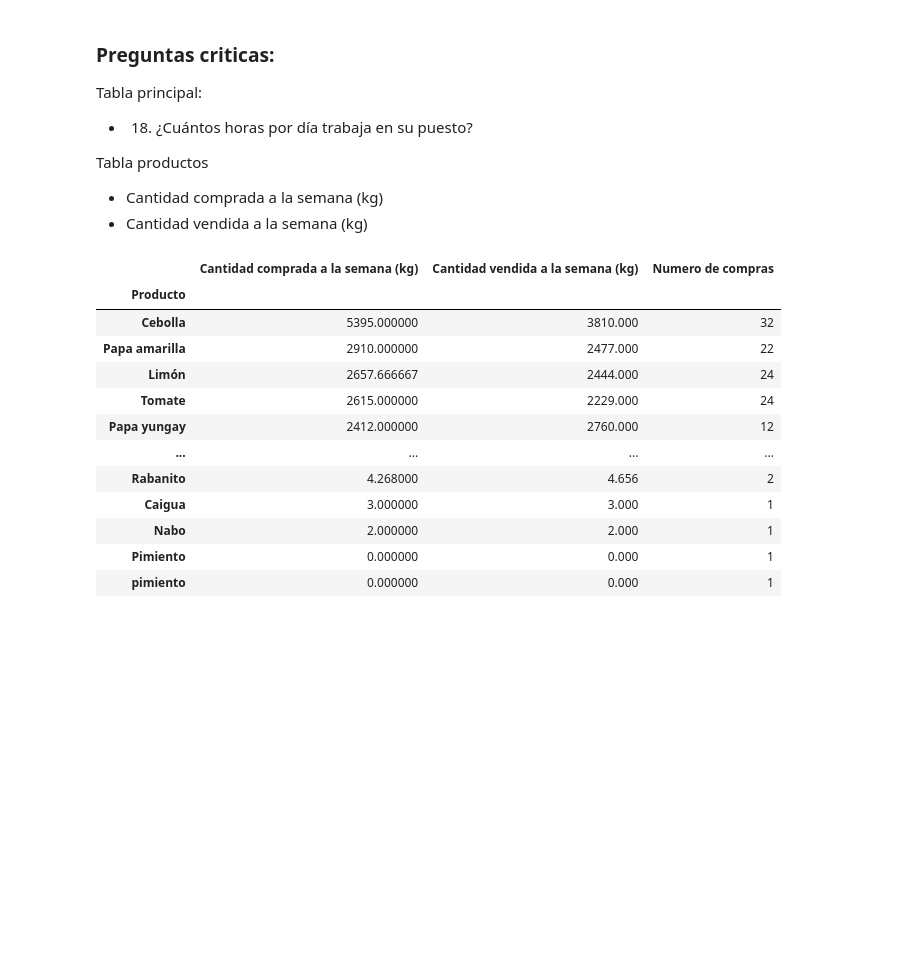
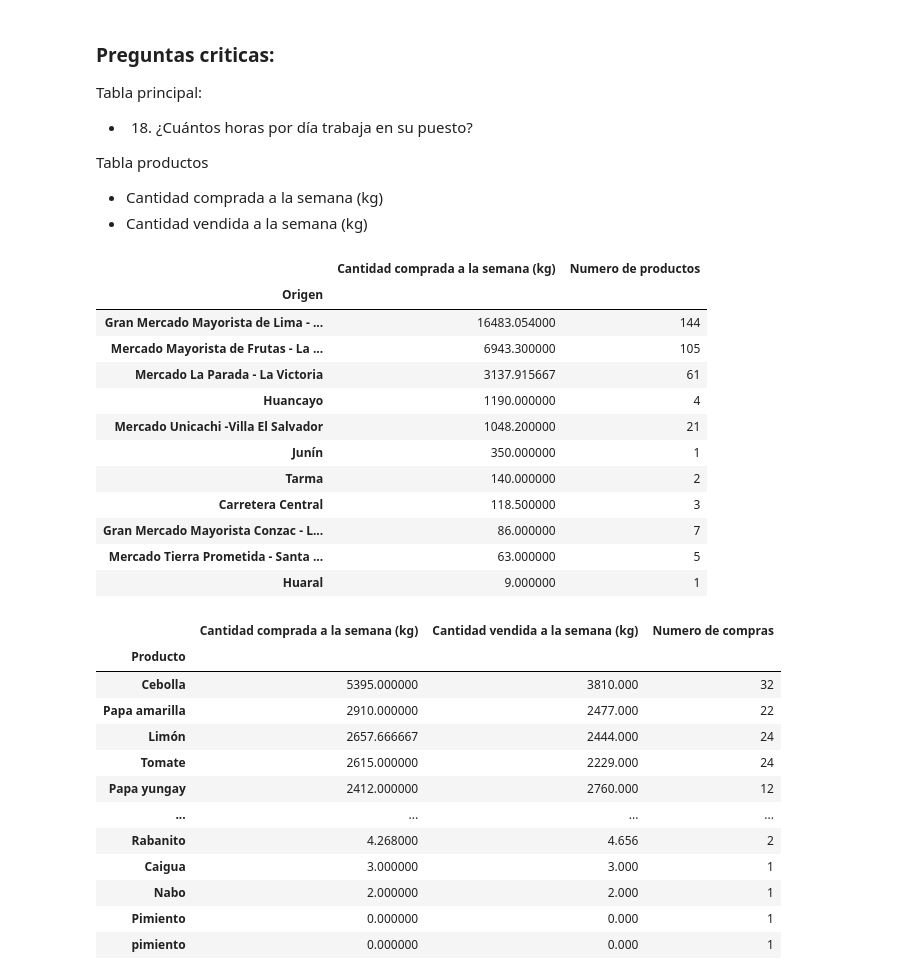
Before and after one commit to Claudio9701/mercadosCIP, a Jupyter notebook: EDA.ipynb, the cells around one changed output. Drawn from its saved outputs; the diff is of its cells as text; code cells hidden in the pictures; blank space fills up the shorter version.

```diff
--- a/EDA.ipynb
+++ b/EDA.ipynb
@@ -54,12 +54,27 @@ dff_merged = df_main[main_sel_cols].merge(df_productos[prod_sel_cols],
 # %%
 # ¿Cuáles son los principales mercados de donde se abastecen
 # los comerciantes?
 
-princ_mcdos = (dff.groupby(["Origen"])
+princ_mcdos = (dff_merged.groupby(["Origen"])
  .agg({"Cantidad comprada a la semana (kg)": "sum",
        "_index_main": "count"})
  .sort_values("Cantidad comprada a la semana (kg)", ascending=False)
  .rename({"_index_main": "Numero de productos"}, axis=1))
+princ_mcdos
+# %% [output]
+|  | Cantidad comprada a la semana (kg) | Numero de productos |
+| Origen |  |  |
+| Gran Mercado Mayorista de Lima - ... | 16483.054000 | 144 |
+| Mercado Mayorista de Frutas - La ... | 6943.300000 | 105 |
+| Mercado La Parada - La Victoria | 3137.915667 | 61 |
+| Huancayo | 1190.000000 | 4 |
+| Mercado Unicachi -Villa El Salvador | 1048.200000 | 21 |
+| Junín | 350.000000 | 1 |
+| Tarma | 140.000000 | 2 |
+| Carretera Central | 118.500000 | 3 |
+| Gran Mercado Mayorista Conzac - L... | 86.000000 | 7 |
+| Mercado Tierra Prometida - Santa ... | 63.000000 | 5 |
+| Huaral | 9.000000 | 1 |
 # %%
 princ_mcdos.to_excel("outputs/tables/principales_mcdos_abastecimiento.xlsx")
 # %%
```
Also changed, not shown: parts of 15 cells of this notebook.
